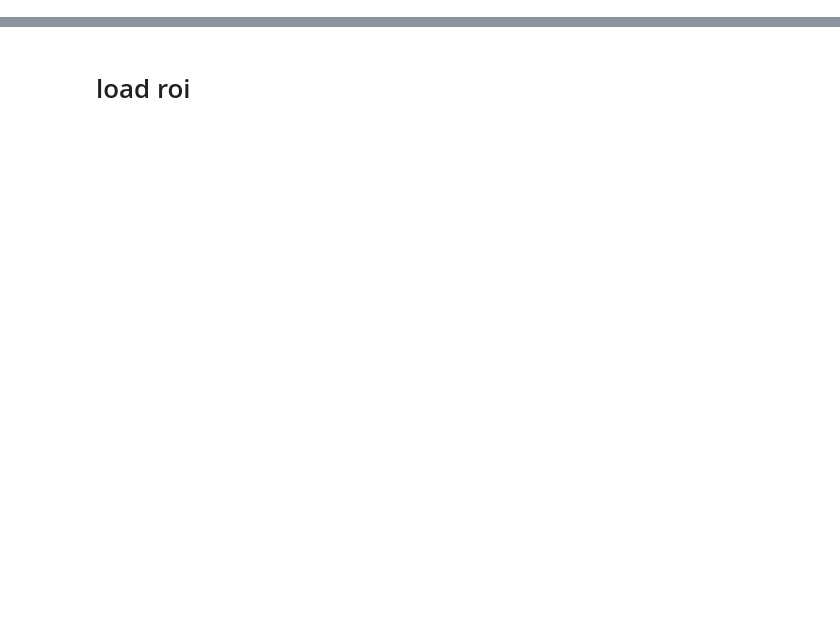
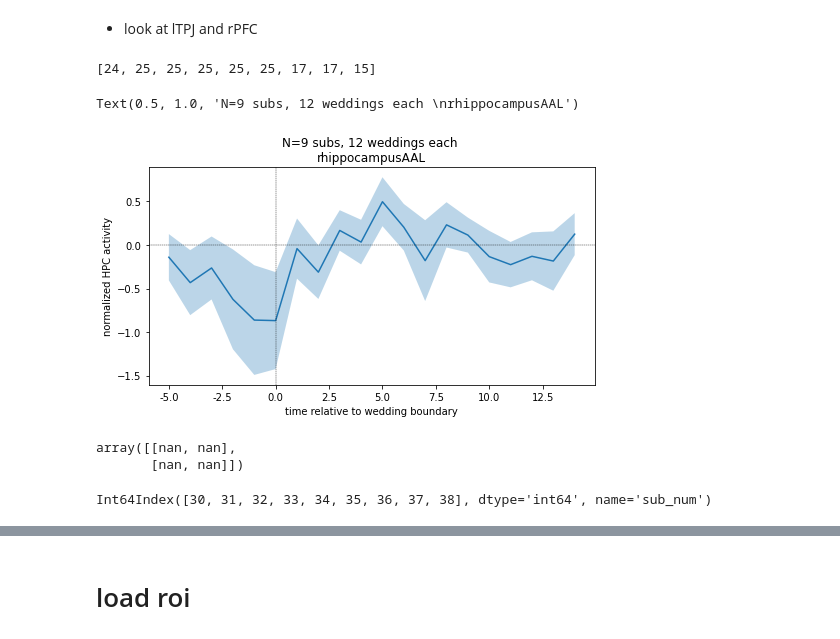
Before and after one commit to andrebeu/cswfmri, a Jupyter notebook: brain_RSA_and_HPC.ipynb, the cells around one changed output, grey strips where cells are left out. Saved outputs shown, nothing was run; the diff lists cells and outputs as text; code cells hidden in the pictures; blank space fills up the shorter version.

Commit message:
working on funs related to boundary df and roi-roiRSM

```diff
--- a/brain_RSA_and_HPC.ipynb
+++ b/brain_RSA_and_HPC.ipynb
@@ -11,3 +11,10 @@ from nilearn import image, plotting, input_data
 from scipy.spatial import distance
 
 from utils import *
+# %% [markdown]
+- look at lTPJ and rPFC
+# %%
+WED_NUMS = [1,2,6,17,19,20,22,23,28,29,34,38]
+[len(i) for i in ROI_NAME_L]
+# %% [output]
+[24, 25, 25, 25, 25, 25, 17, 17, 15]
@@ -13,0 +43,33 @@ from utils import *
+# %%
+roi_name = 'rhippocampusAAL'
+sub_hpcL = []
+for sub_num in SUB_NS:
+  roi = load_sub_roi(sub_num,roi_name)
+  timing = load_timing(sub_num)
+  for t in timing.onsets:
+    sub_hpc = roi[int(t-5):int(t+15),:].mean(1)
+    if len(sub_hpc):
+      sub_hpcL.append(sub_hpc)
+
+plt.figure(figsize=(8,4))
+group_hpc = np.array(sub_hpcL)
+Mhpc = group_hpc.mean(0)
+Shpc = group_hpc.std(0)/np.sqrt(len(sub_hpcL))
+ax = plt.gca()
+ax.plot(Mhpc)
+ax.fill_between(range(len(Mhpc)),Mhpc-Shpc,Mhpc+Shpc,alpha=.3)
+ax.set_xticklabels(np.arange(-7.5,16,2.5))
+ax.axhline(0,c='k',ls='--',lw=.4)
+ax.axvline(5,c='k',ls='--',lw=.4)
+ax.set_ylabel('normalized HPC activity')
+ax.set_xlabel('time relative to wedding boundary')
+ax.set_title('N=9 subs, 12 weddings each \n%s'%roi_name)
+# plt.savefig('figures/'+'wedd_boundary-%s'%roi_name)
+# %% [output]
+Text(0.5, 1.0, 'N=9 subs, 12 weddings each \nrhippocampusAAL')
+[figure, added]
+# %%
+np.corrcoef([0,0],[0,0])
+# %% [output]
+array([[nan, nan],
+       [nan, nan]])
@@ -13,0 +113,5 @@ from utils import *
+# %%
+num_rois = len(boundary_df3.columns.get_level_values('roi_name'))
+num_subs = len(boundary_df3.index.get_level_values('sub_num').unique())
+# %% [output]
+Int64Index([30, 31, 32, 33, 34, 35, 36, 37, 38], dtype='int64', name='sub_num')
```
Also changed, not shown: parts of 7 cells of this notebook, 56 other files.
